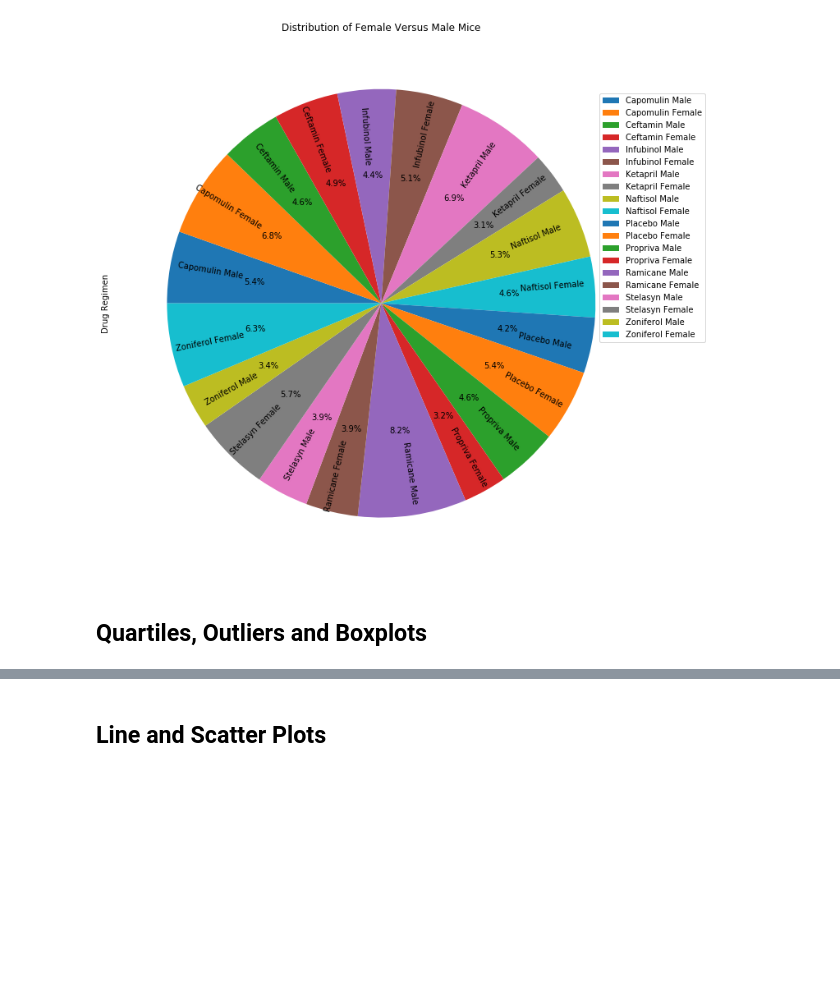
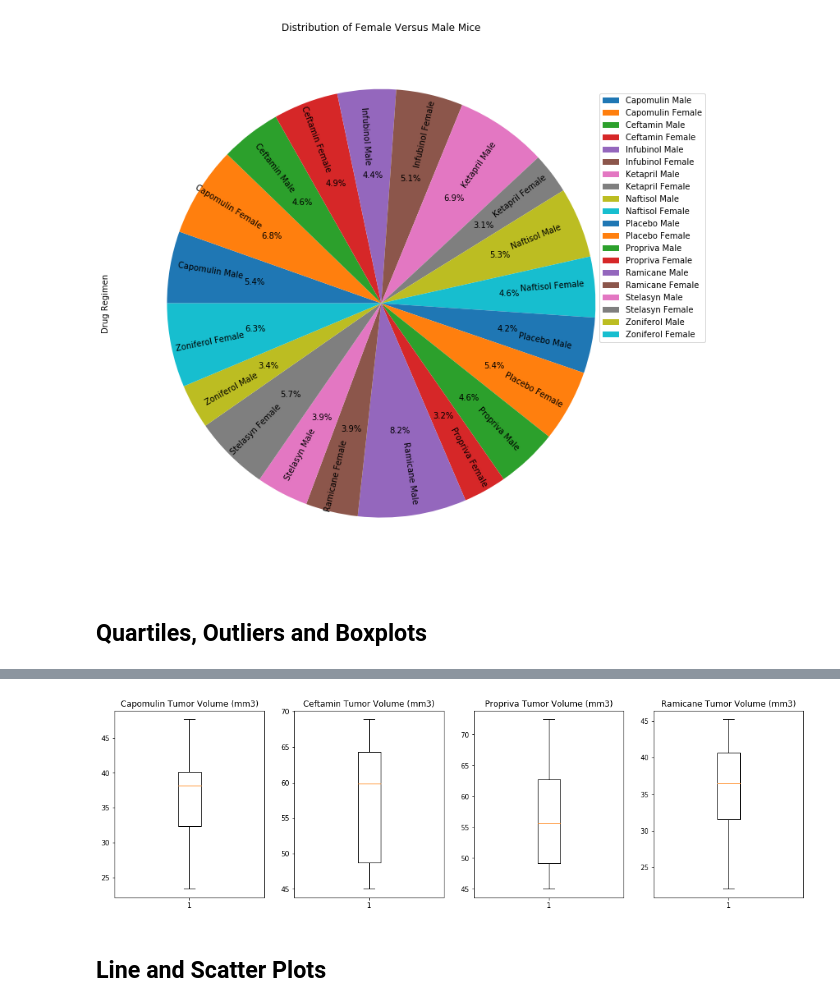
Before and after one commit to gshreve01/Matplot-Challenge, a Jupyter notebook: Pymaceuticals/pymaceuticals.ipynb, the cells around one changed output, grey strips where cells are left out. Saved outputs shown, nothing was run; the diff lists cells and outputs as text; code cells hidden in the pictures; blank space fills up the shorter version.

Commit message:
Work completed through boxplots

```diff
--- a/Pymaceuticals/pymaceuticals.ipynb
+++ b/Pymaceuticals/pymaceuticals.ipynb
@@ -570,5 +651,13 @@ top_4_final_tumor_volue_df
 # %%
 # Generate a box plot of the final tumor volume of each mouse across four regimens of interest
+fig, axes = plt.subplots(1,4, figsize=(18,5))
+
+for ax in range(4):
+    axes[ax].boxplot(data_list[ax]["Tumor Data"])
+    title = f"{data_list[ax]['Drug Regimen']} Tumor Volume (mm3)"
+    axes[ax].set_title(title)
+# %% [output]
+[figure, added]
 # %% [markdown]
 ## Line and Scatter Plots
 # %%
```
Also changed, not shown: parts of 7 cells of this notebook.
